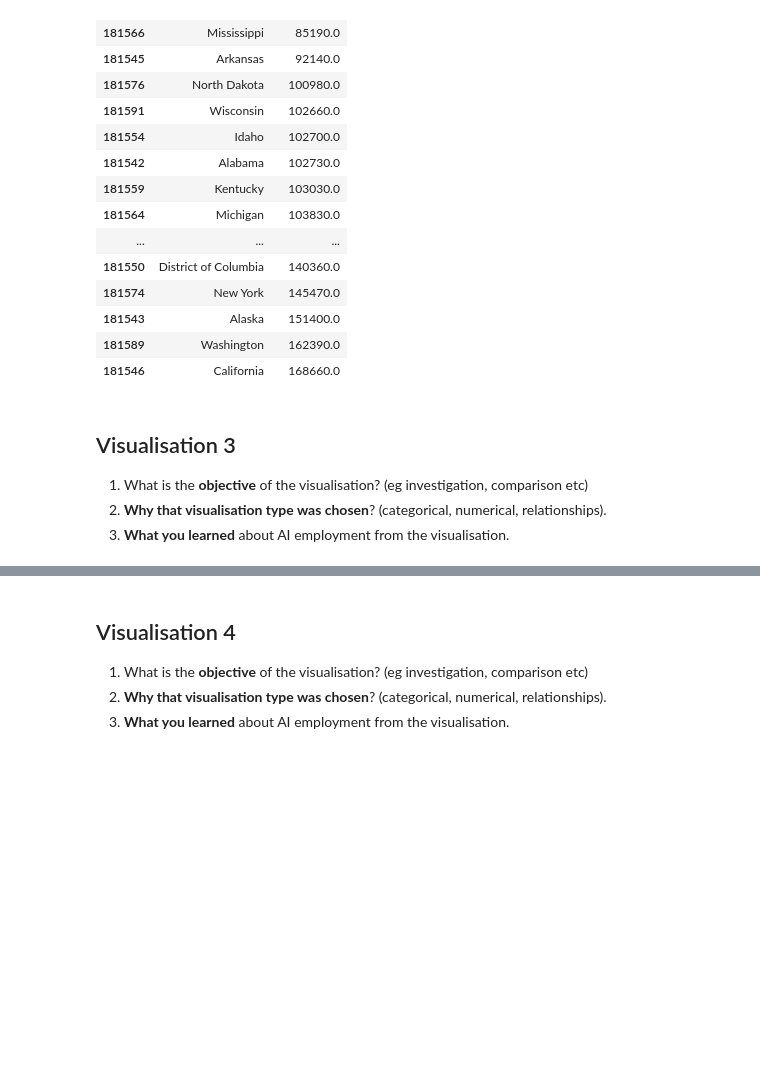
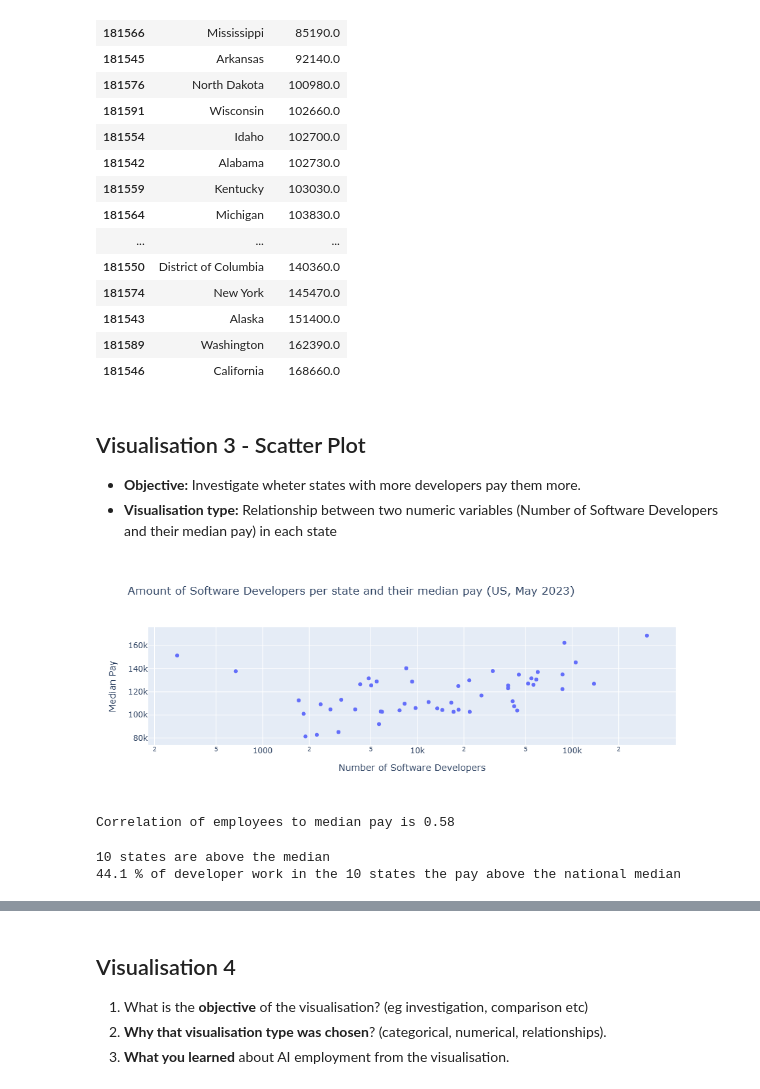
Before and after one commit to BarbSouza/data-visualisation, a Jupyter notebook: data-visualisation.ipynb, the cells around one changed output, grey strips where cells are left out. Drawn from its saved outputs; the diff is of its cells as text; code cells hidden in the pictures; blank space fills up the shorter version.

Commit message:
Visualisation 3 - Scatter Plot
Amount of Software Developers per State and their median pay

```diff
--- a/data-visualisation.ipynb
+++ b/data-visualisation.ipynb
@@ -415,7 +415,32 @@ software_states.sort_values(by="A_MEDIAN")[["AREA_TITLE", "A_MEDIAN"]]
 | 181589 | Washington | 162390.0 |
 | 181546 | California | 168660.0 |
 # %% [markdown]
-## Visualisation 3
-1. What is the **objective** of the visualisation? (eg investigation, comparison etc)
-2. **Why that visualisation type was chosen**? (categorical, numerical, relationships).
-3. **What you learned** about AI employment from the visualisation.
+## Visualisation 3 - Scatter Plot
+- **Objective:** Investigate wheter states with more developers pay them more.
+- **Visualisation type:** Relationship between two numeric variables (Number of Software Developers and their median pay) in each state
+# %%
+fig_scatter = px.scatter(
+    software_states,
+    x = "TOT_EMP",
+    y = "A_MEDIAN",
+    log_x = True,
+    hover_name = "AREA_TITLE",
+    title = "Amount of Software Developers per state and their median pay (US, May 2023)",
+    labels = {"TOT_EMP" : "Number of Software Developers ", "A_MEDIAN": "Median Pay "}
+)
+fig_scatter.show()
+# %% [output]
+[figure, added]
+# %%
+print("Correlation of employees to median pay is", round(software_states["TOT_EMP"].corr(software_states["A_MEDIAN"]), 2))
+# %% [output]
+Correlation of employees to median pay is 0.58
+# %%
+high_pay_states = software_states.loc[software_states["A_MEDIAN"] > national_median_software]
+print(len(high_pay_states), "states pay above the national median")
+high_pay_devs = high_pay_states["TOT_EMP"].sum()
+all_devs = software_states["TOT_EMP"].sum()
+print(round(high_pay_devs / all_devs *100, 1), "% of developer work in the 10 states that pay above the national median")
+# %% [output]
+10 states are above the median
+44.1 % of developer work in the 10 states the pay above the national median
```
Also changed, not shown: parts of 1 cell of this notebook.
